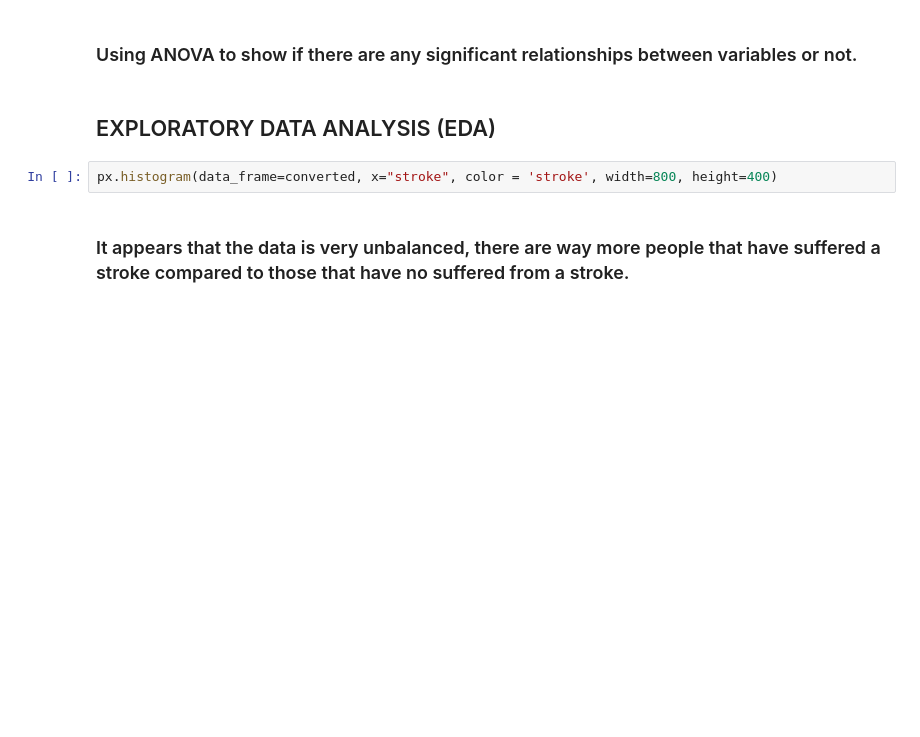
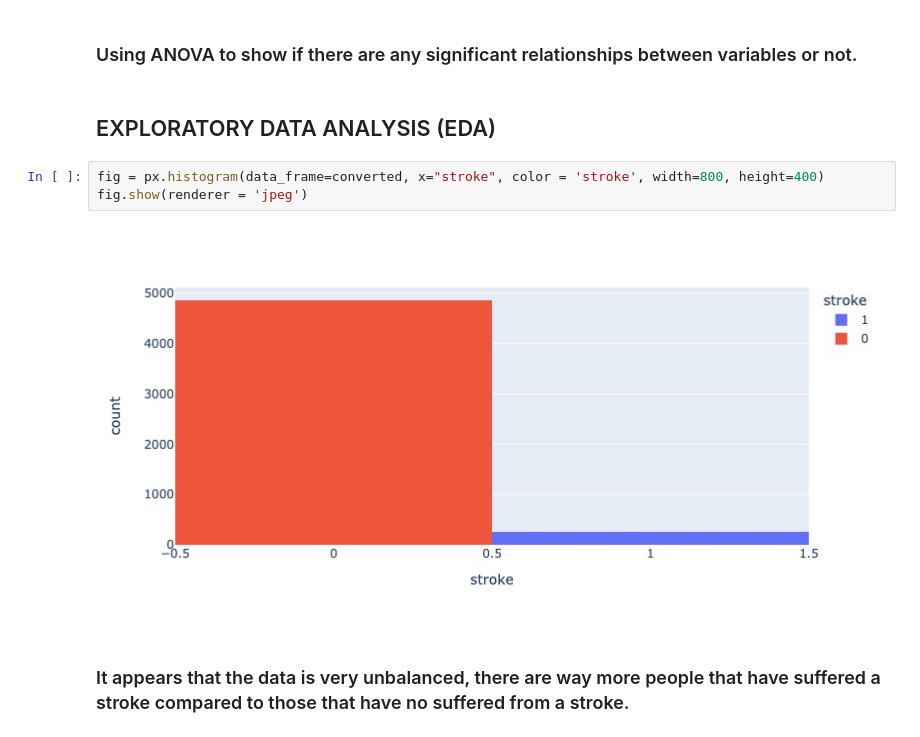
Before and after one commit to ice50L/Stroke-Prediction-and-Analysis, a Jupyter notebook: strokePred1.ipynb, the cells around one changed output. Drawn from its saved outputs; the diff is of its cells as text; blank space fills up the shorter version.

```diff
--- a/strokePred1.ipynb
+++ b/strokePred1.ipynb
@@ -209,7 +210,10 @@ Reject the null hypothesis: There is a significant relationship between bmi and
 # %% [markdown]
 ## EXPLORATORY DATA ANALYSIS (EDA)
 # %%
-px.histogram(data_frame=converted, x="stroke", color = 'stroke', width=800, height=400)
+fig = px.histogram(data_frame=converted, x="stroke", color = 'stroke', width=800, height=400)
+fig.show(renderer = 'jpeg')
+# %% [output]
+[figure, added]
 # %% [markdown]
 ### It appears that the data is very unbalanced, there are way more people that have suffered a stroke compared to those that have no suffered from a stroke.
 # %%
```
Also changed, not shown: parts of 5 cells of this notebook.
